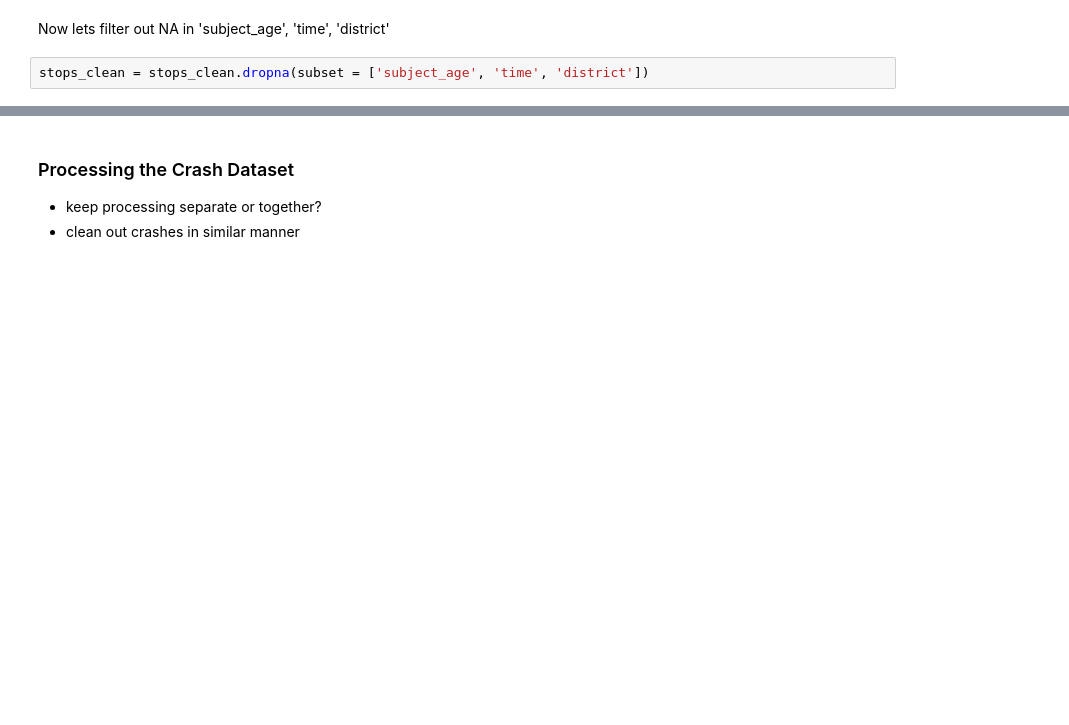
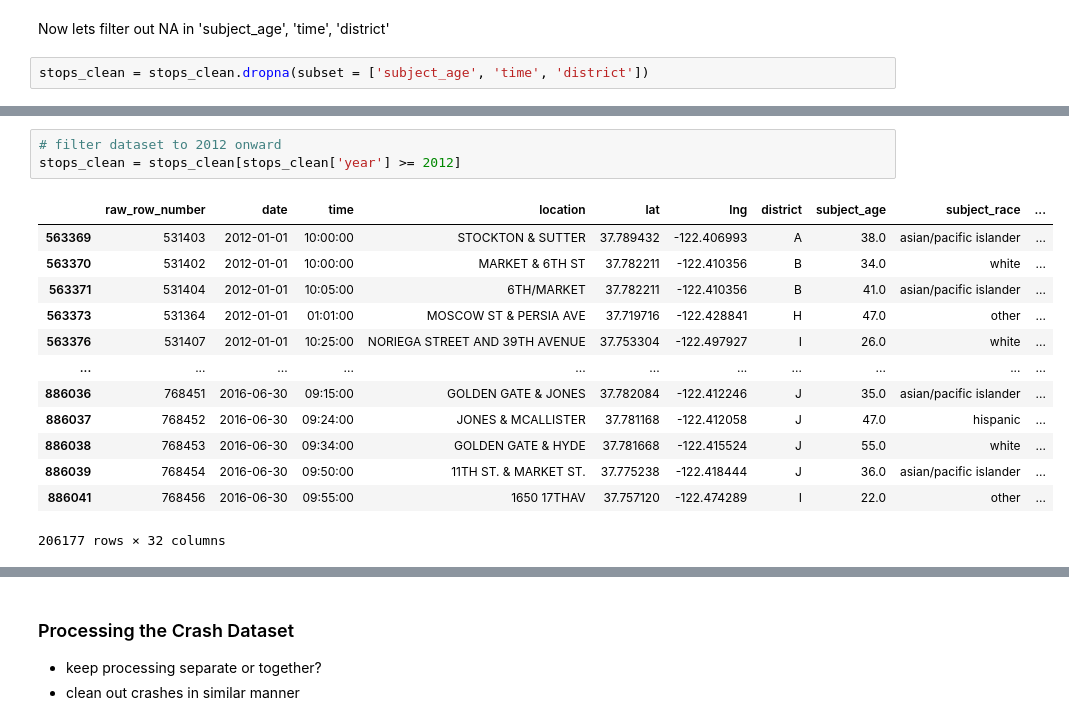
Before and after one commit to utexas-SDS-357/sds357-project-sp26-con-founders, a Jupyter notebook: Preprocessing/sf_analysis.ipynb, the cells around one changed output, grey strips where cells are left out. Drawn from its saved outputs; the diff is of its cells as text; blank space fills up the shorter version.

```diff
--- a/Preprocessing/sf_analysis.ipynb
+++ b/Preprocessing/sf_analysis.ipynb
@@ -273,0 +255,17 @@ plt.show()
+# %%
+# filter dataset to 2012 onward
+stops_clean = stops_clean[stops_clean['year'] >= 2012]
+# %% [output]
+|  | raw_row_number | date | time | location | lat | lng | district | subject_age | subject_race | ... |
+| 563369 | 531403 | 2012-01-01 | 10:00:00 | STOCKTON & SUTTER | 37.789432 | -122.406993 | A | 38.0 | asian/pacific islander | ... |
+| 563370 | 531402 | 2012-01-01 | 10:00:00 | MARKET & 6TH ST | 37.782211 | -122.410356 | B | 34.0 | white | ... |
+| 563371 | 531404 | 2012-01-01 | 10:05:00 | 6TH/MARKET | 37.782211 | -122.410356 | B | 41.0 | asian/pacific islander | ... |
+| 563373 | 531364 | 2012-01-01 | 01:01:00 | MOSCOW ST & PERSIA AVE | 37.719716 | -122.428841 | H | 47.0 | other | ... |
+| 563376 | 531407 | 2012-01-01 | 10:25:00 | NORIEGA STREET AND 39TH AVENUE | 37.753304 | -122.497927 | I | 26.0 | white | ... |
+| ... | ... | ... | ... | ... | ... | ... | ... | ... | ... | ... |
+| 886036 | 768451 | 2016-06-30 | 09:15:00 | GOLDEN GATE & JONES | 37.782084 | -122.412246 | J | 35.0 | asian/pacific islander | ... |
+| 886037 | 768452 | 2016-06-30 | 09:24:00 | JONES & MCALLISTER | 37.781168 | -122.412058 | J | 47.0 | hispanic | ... |
+| 886038 | 768453 | 2016-06-30 | 09:34:00 | GOLDEN GATE & HYDE | 37.781668 | -122.415524 | J | 55.0 | white | ... |
+| 886039 | 768454 | 2016-06-30 | 09:50:00 | 11TH ST. & MARKET ST. | 37.775238 | -122.418444 | J | 36.0 | asian/pacific islander | ... |
+| 886041 | 768456 | 2016-06-30 | 09:55:00 | 1650 17THAV | 37.757120 | -122.474289 | I | 22.0 | other | ... |
+206177 rows × 32 columns
```
Also changed, not shown: parts of 23 cells of this notebook, 7 other files.
